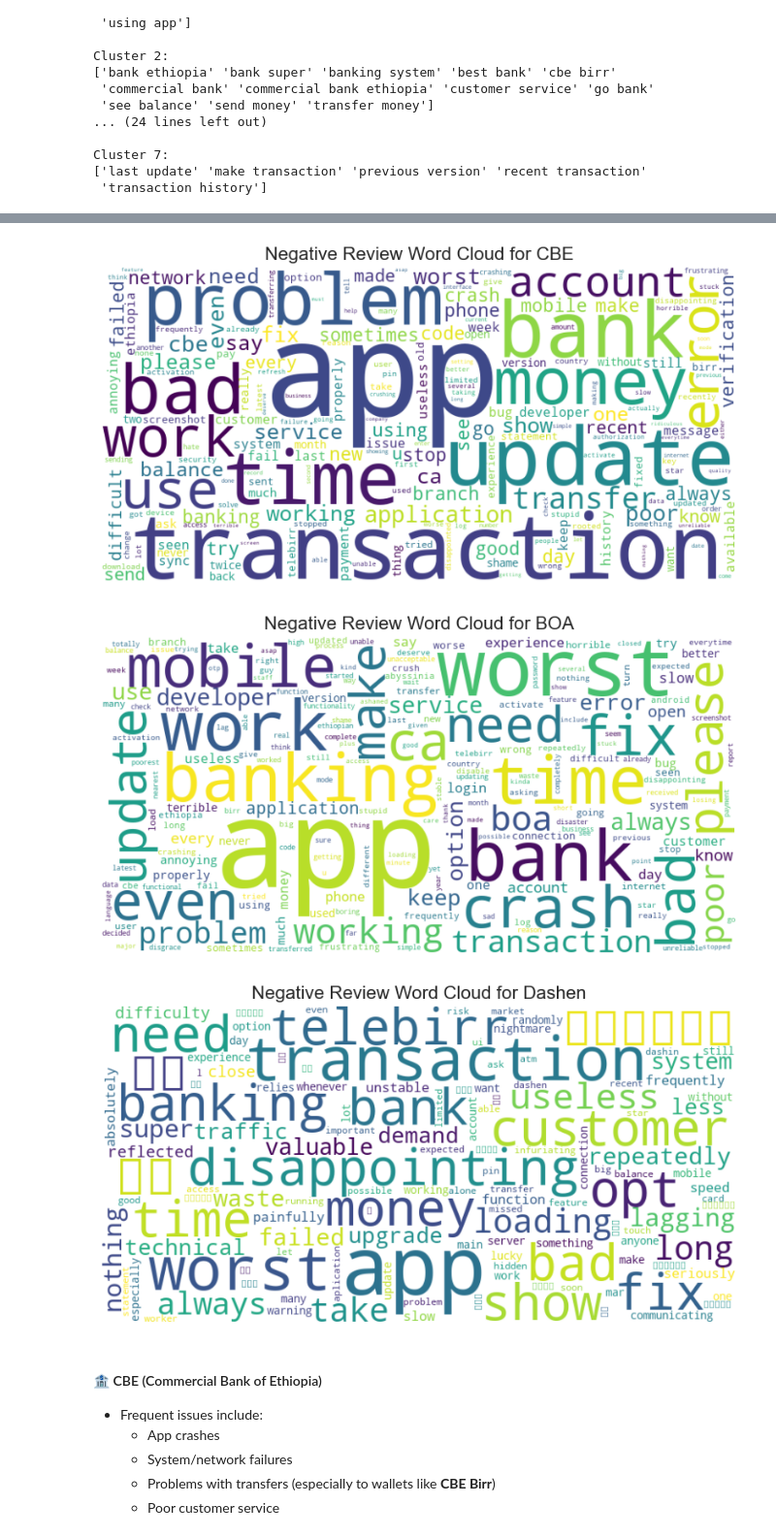
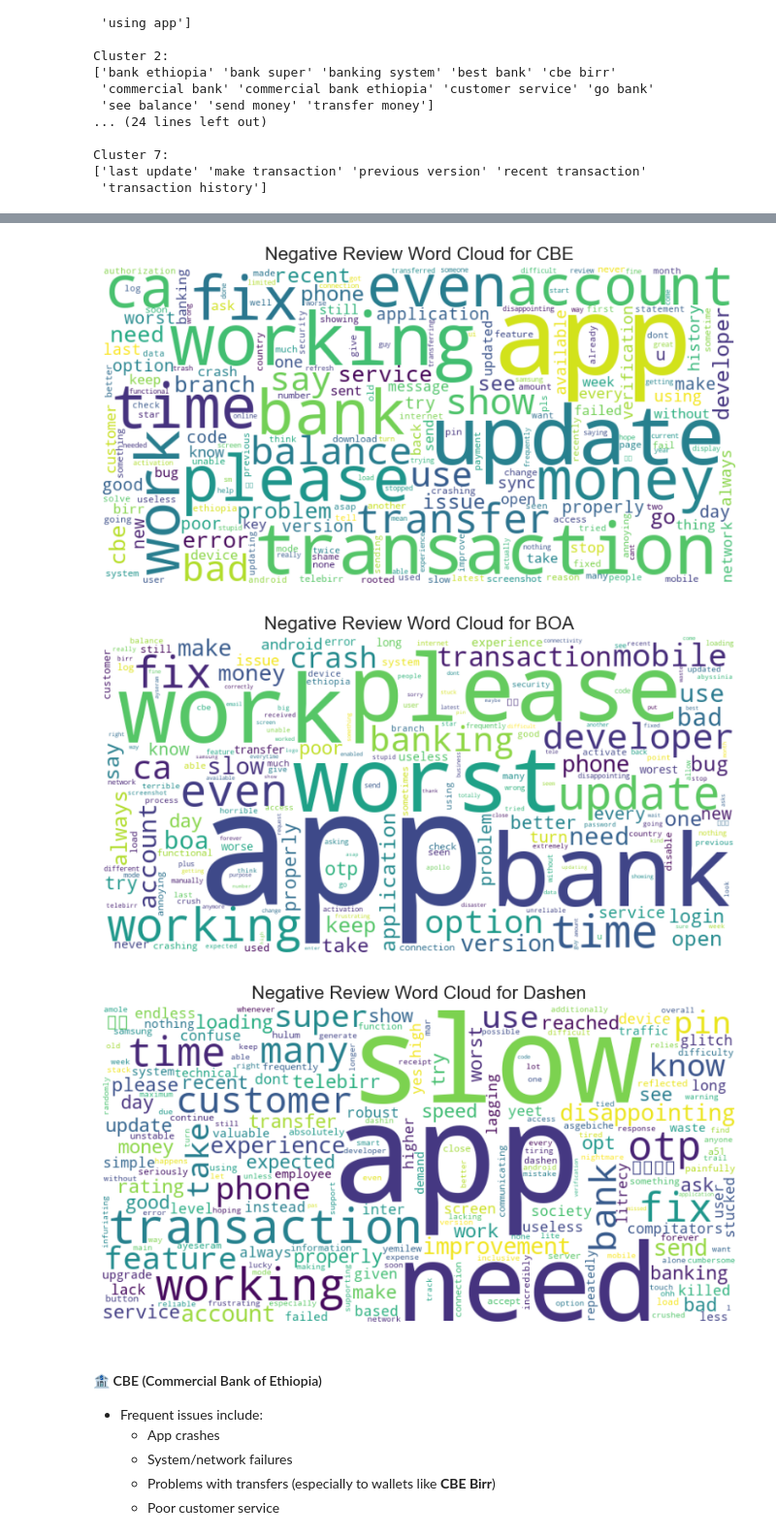
Before and after one commit to Naty-12/bank-app-review-analysis_week2, a Jupyter notebook: notebooks/sentiment_analysis.ipynb, the cells around one changed output, grey strips where cells are left out. Shown at 97% size. Drawn from its saved outputs; the diff is of its cells as text; code cells hidden in the pictures.

```diff
--- a/notebooks/sentiment_analysis.ipynb
+++ b/notebooks/sentiment_analysis.ipynb
@@ -361,6 +346,6 @@ Top Keywords in Negative Reviews: ['app seen' 'app work' 'bad app' 'banking app'
 # %%
 # Filter negative reviews only
-negative_reviews = df[df['sentiments_vader'] == 'negative']
+negative_reviews = df[df['predicted_sentiment'] == 'negative']
 banks = negative_reviews['bank'].unique()
 
 # Loop through each bank and extract top negative key phrases
@@ -449,7 +435,7 @@ from sklearn.cluster import KMeans
 import pandas as pd
 
 # Filter negative reviews only
-negative_reviews = df[df['sentiments_vader'] == 'negative']
+negative_reviews = df[df['predicted_sentiment'] == 'negative']
 banks = negative_reviews['bank'].unique()
 
 for bank in banks:
@@ -508,24 +557,24 @@ df.to_csv('C:/Users/techin/bank-app-review-analysis_week2/data/cleaned_reviews_s
 # %%
 from wordcloud import WordCloud
 # Generate word clouds for each bank
-negative_reviews = df[df['sentiments_vader'] == 'negative']
+negative_reviews = df[df['predicted_sentiment'] == 'negative']
 banks = negative_reviews['bank'].unique()
 
 for bank in banks:
     bank_reviews = negative_reviews[negative_reviews['bank'] == bank]
     text = " ".join(bank_reviews['review'].tolist())
 
     wordcloud = WordCloud(width=800, height=400, background_color='white', collocations=False).generate(text)
 
     plt.figure(figsize=(10, 5))
     plt.imshow(wordcloud, interpolation='bilinear')
     plt.axis("off")
     plt.title(f"Negative Review Word Cloud for {bank}", fontsize=16)
     plt.show()
 # %% [output]
-[figure, old version]
+[figure, new version]
-[figure, old version]
+[figure, new version]
-[figure, old version]
+[figure, new version]
 # %% [markdown]
 #### 🏦 CBE (Commercial Bank of Ethiopia)
 - Frequent issues include:
```
Also changed, not shown: parts of 9 cells of this notebook.
